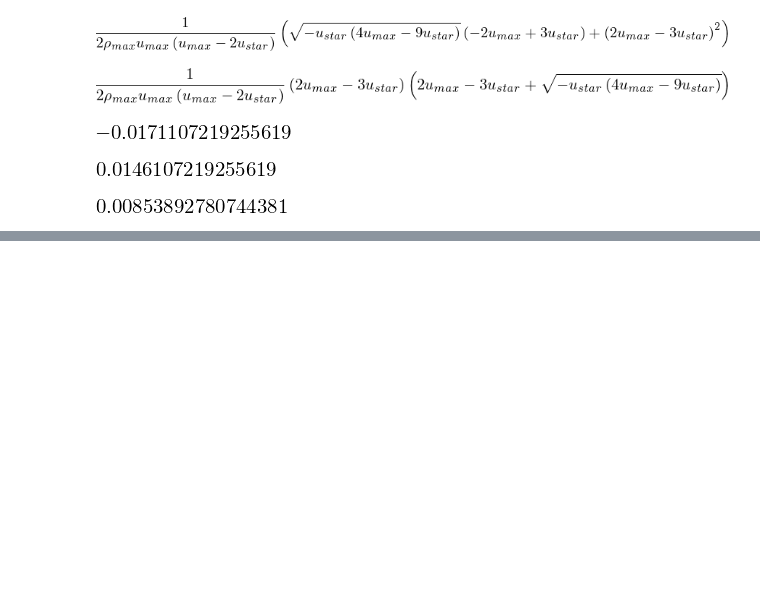
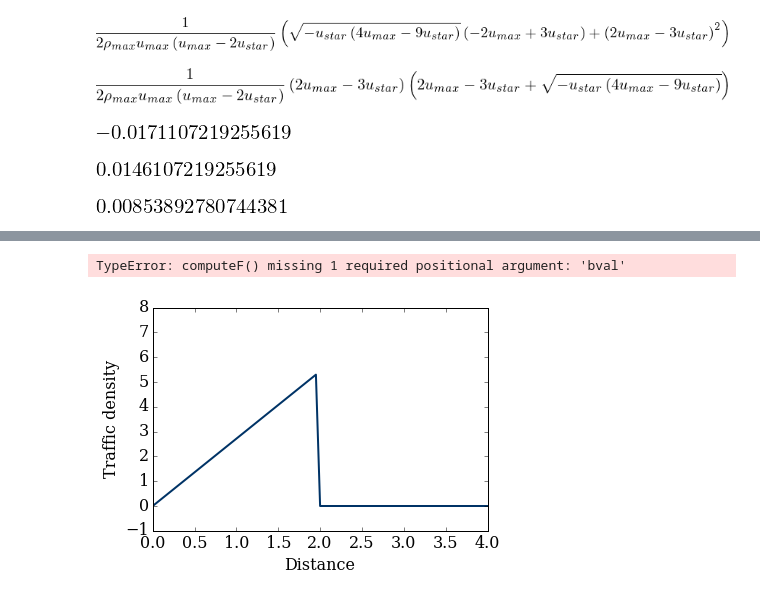
Before and after one commit to Dmphelps89/mae6286, a Jupyter notebook: workspace/Lesson_3_3.ipynb, the cells around one changed output, grey strips where cells are left out. Cells and saved outputs as stored; diff of their text form; code cells hidden in the pictures; blank space fills up the shorter version.

```diff
--- a/workspace/Lesson_3_3.ipynb
+++ b/workspace/Lesson_3_3.ipynb
@@ -86,0 +163,43 @@ bval
+# %%
+def Jacobian(u_max, rho_max, rho):
+    return u_max*(1-2*rho/rho_max)
+
+def laxwendroff(rho, nt, dt, dx, rho_max, u_max):
+
+
+    rho_n = numpy.zeros((nt,len(rho)))
+
+    rho_n[:,:] = rho.copy()
+
+
+    for t in range(1,nt):
+        F = computeF(u_max, rho_max, rho)
+        J = Jacobian(u_max, rho_max, rho)
+
+        rho_n[t,1:-1] = rho[1:-1] - dt/(2*dx)*(F[2:]-F[:-2]) \
+                           + dt**2/(4*dx**2) * ( (J[2:]+J[1:-1])*(F[2:]-F[1:-1]) \
+                           - (J[1:-1]+J[:-2])*(F[1:-1]-F[:-2]) )
+
+        rho_n[t,0] = rho[0]
+        rho_n[t,-1] = rho[-1]
+        rho = rho_n[t].copy()
+
+    return rho_n
+# %%
+rho_n = laxwendroff(rho_initial, nt, dt,dx,rho_max,u_max)
+# %% [output]
+TypeError: computeF() missing 1 required positional argument: 'bval'
+# %%
+fig = pyplot.figure();
+ax = pyplot.axes(xlim=(0,4),ylim=(-1,8),xlabel=('Distance'),ylabel=('Traffic density'));
+line, = ax.plot([],[],color='#003366', lw=2);
+
+def animate(data):
+    x = numpy.linspace(0,4,nx)
+    y = data
+    line.set_data(x,y)
+    return line,
+
+anim = animation.FuncAnimation(fig, animate, frames=rho_n, interval=50)
+# %% [output]
+[figure, added]
```
Also changed, not shown: parts of 18 cells of this notebook.
